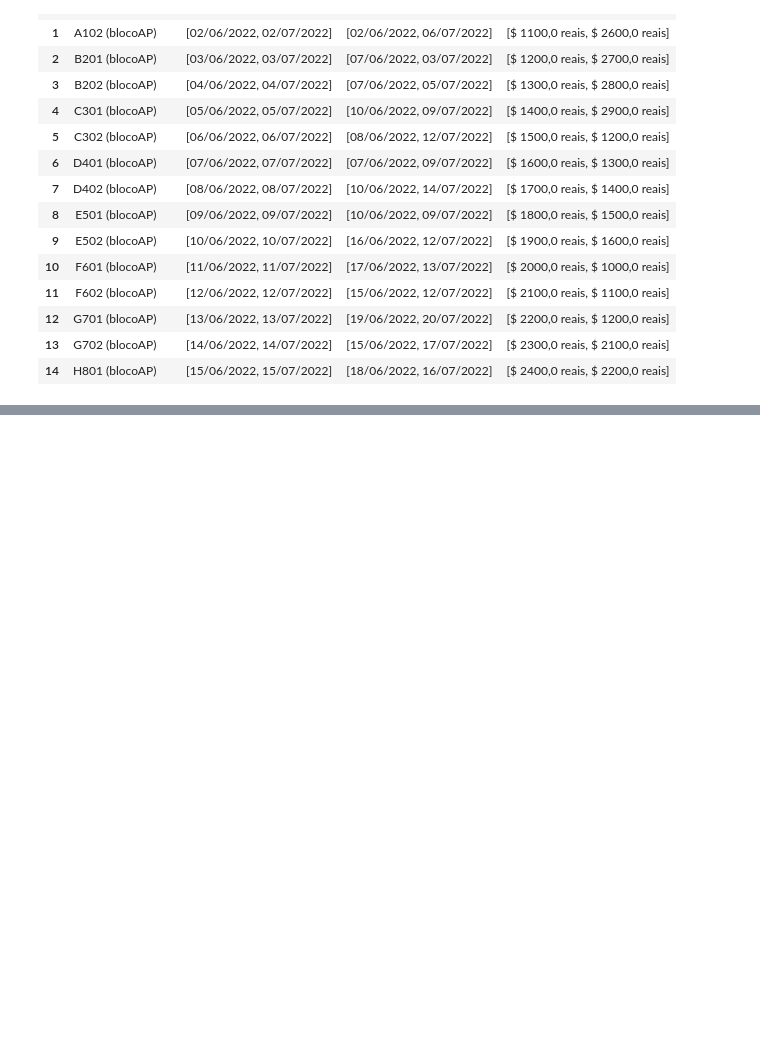
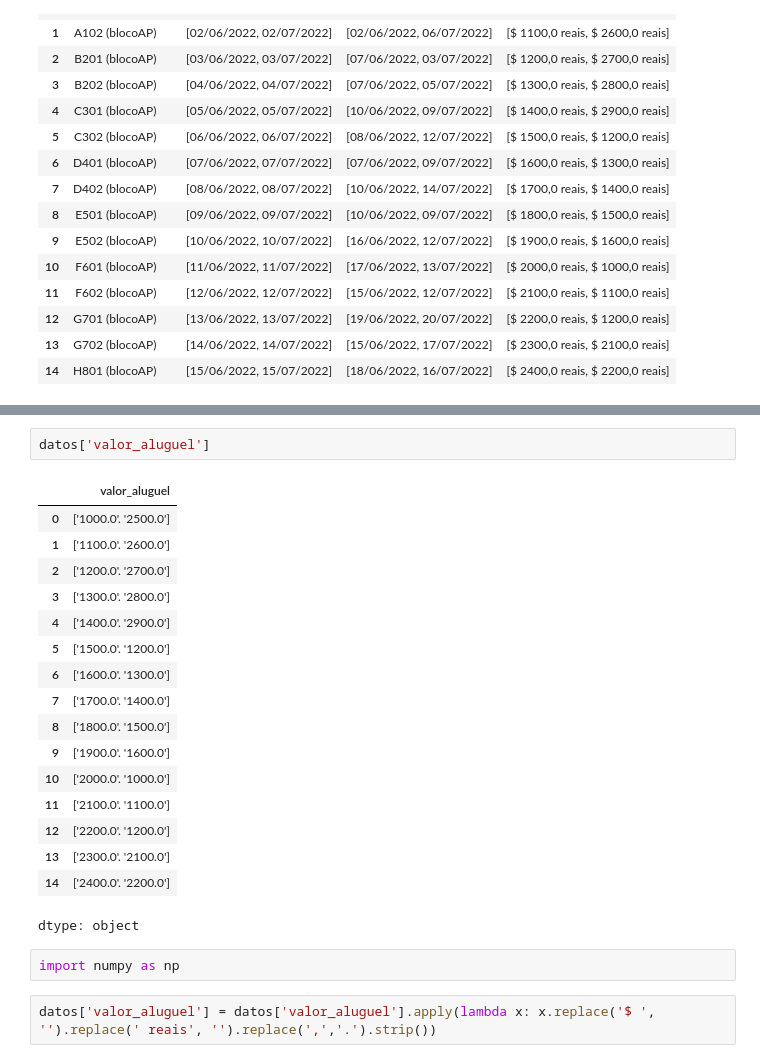
Before and after one commit to Zuzed22/Pandas-conociendo-la-biblioteca, a Jupyter notebook: Desafío_trabajando_en_otros_contextos.ipynb, the cells around one changed output, grey strips where cells are left out. Drawn from its saved outputs; the diff is of its cells as text; blank space fills up the shorter version.

```diff
--- a/Desafío_trabajando_en_otros_contextos.ipynb
+++ b/Desafío_trabajando_en_otros_contextos.ipynb
@@ -91,0 +226,24 @@ datos
+# %%
+datos['valor_aluguel']
+# %% [output]
+|  | valor_aluguel |
+| 0 | ['1000.0'. '2500.0'] |
+| 1 | ['1100.0'. '2600.0'] |
+| 2 | ['1200.0'. '2700.0'] |
+| 3 | ['1300.0'. '2800.0'] |
+| 4 | ['1400.0'. '2900.0'] |
+| 5 | ['1500.0'. '1200.0'] |
+| 6 | ['1600.0'. '1300.0'] |
+| 7 | ['1700.0'. '1400.0'] |
+| 8 | ['1800.0'. '1500.0'] |
+| 9 | ['1900.0'. '1600.0'] |
+| 10 | ['2000.0'. '1000.0'] |
+| 11 | ['2100.0'. '1100.0'] |
+| 12 | ['2200.0'. '1200.0'] |
+| 13 | ['2300.0'. '2100.0'] |
+| 14 | ['2400.0'. '2200.0'] |
+dtype: object
+# %%
+import numpy as np
+# %%
+datos['valor_aluguel'] = datos['valor_aluguel'].apply(lambda x: x.replace('$ ', '').replace(' reais', '').replace(',','.').strip())
```
Also changed, not shown: parts of 26 cells of this notebook.
